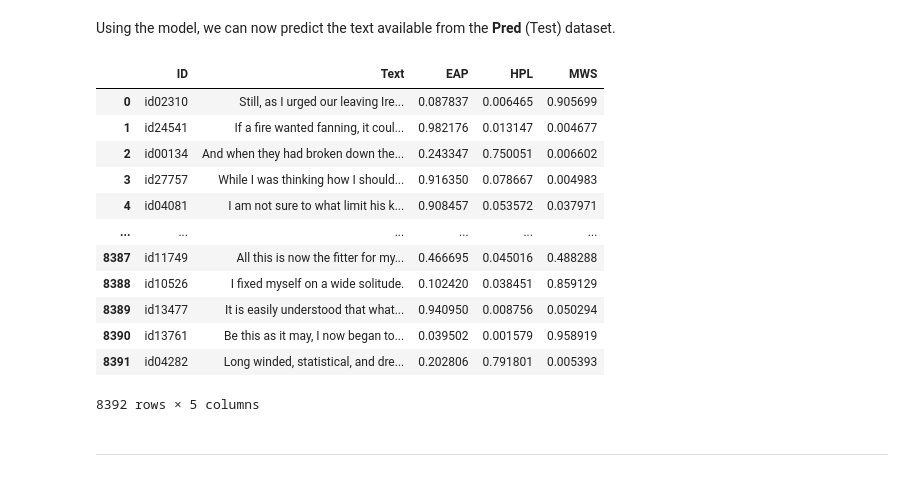
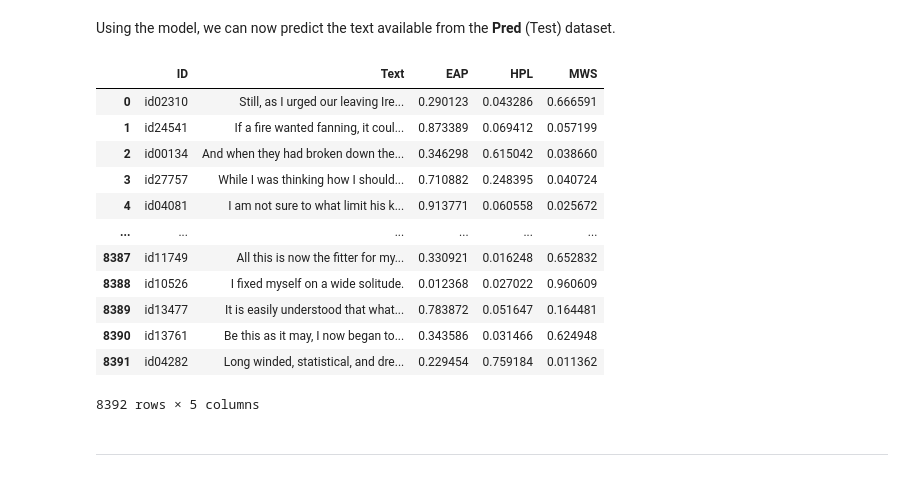
Before and after one commit to HatefDastour/Portfolio, a Jupyter notebook: natural_language_processing/Spooky_Author_Identification_Dataset_NLP_Logistic.ipynb, the cells around one changed output. Saved outputs shown, nothing was run; the diff lists cells and outputs as text; code cells hidden in the pictures.

```diff
--- a/natural_language_processing/Spooky_Author_Identification_Dataset_NLP_Logistic.ipynb
+++ b/natural_language_processing/Spooky_Author_Identification_Dataset_NLP_Logistic.ipynb
@@ -150,10 +150,10 @@ pd.DataFrame(data={'Set':['X_train','X_test','y_train','y_test'],
 
 First, we would use [**sklearn.feature_extraction.text.TfidfVectorizer**](https://scikit-learn.org/stable/modules/generated/sklearn.feature_extraction.text.TfidfVectorizer.html) to convert **Text** data to a matrix of **TF-IDF features**.
 # %%
-vectorizer = TfidfVectorizer(min_df=3,  max_features=None,
+Tfidf_Vec = TfidfVectorizer(min_df=3,  max_features=None,
                              strip_accents='unicode', analyzer='word',token_pattern=r'\w{1,}',
                              ngram_range=(1, 3), use_idf=1,smooth_idf=1,sublinear_tf=1,
                              stop_words = 'english')
-_ = vectorizer.fit(list(X))
-X_train_vec =  vectorizer.transform(X_train)
-X_test_vec = vectorizer.transform(X_test)
+_ = Tfidf_Vec.fit(list(X))
+X_train_vec = Tfidf_Vec.transform(X_train)
+X_test_vec = Tfidf_Vec.transform(X_test)
@@ -440,7 +442,7 @@ Therefore,
 logr = LogisticRegression(C = grid_model.best_params_['C'],
                           tol = grid_model.best_params_['tol'],
                           max_iter = 1e4, n_jobs=-1)
-_ = logr.fit(X_train_cv, y_train)
+_ = logr.fit(X_train_vec, y_train)
 # %% [markdown]
 ### Classification Report
 # %%
@@ -543,24 +545,24 @@ _ = ax[1].yaxis.set_ticklabels(Labels)
 # %% [markdown]
 Using the model, we can now predict the text available from the **Pred** (Test) dataset.
 # %%
-X_pred = vectorizer.transform(Pred.Text.values)
+X_pred = Tfidf_Vec.transform(Pred.Text.values)
 y_pred = logr.predict_proba(X_pred)
 
 Predictions = pd.concat([Pred, pd.DataFrame(y_pred, columns = Labels)], axis =1)
 Predictions
 # %% [output]
 |  | ID | Text | EAP | HPL | MWS |
-| 0 | id02310 | Still, as I urged our leaving Ire... | 0.087837 | 0.006465 | 0.905699 |
-| 1 | id24541 | If a fire wanted fanning, it coul... | 0.982176 | 0.013147 | 0.004677 |
-| 2 | id00134 | And when they had broken down the... | 0.243347 | 0.750051 | 0.006602 |
-| 3 | id27757 | While I was thinking how I should... | 0.916350 | 0.078667 | 0.004983 |
-| 4 | id04081 | I am not sure to what limit his k... | 0.908457 | 0.053572 | 0.037971 |
+| 0 | id02310 | Still, as I urged our leaving Ire... | 0.290123 | 0.043286 | 0.666591 |
+| 1 | id24541 | If a fire wanted fanning, it coul... | 0.873389 | 0.069412 | 0.057199 |
+| 2 | id00134 | And when they had broken down the... | 0.346298 | 0.615042 | 0.038660 |
+| 3 | id27757 | While I was thinking how I should... | 0.710882 | 0.248395 | 0.040724 |
+| 4 | id04081 | I am not sure to what limit his k... | 0.913771 | 0.060558 | 0.025672 |
 | ... | ... | ... | ... | ... | ... |
-| 8387 | id11749 | All this is now the fitter for my... | 0.466695 | 0.045016 | 0.488288 |
-| 8388 | id10526 | I fixed myself on a wide solitude. | 0.102420 | 0.038451 | 0.859129 |
-| 8389 | id13477 | It is easily understood that what... | 0.940950 | 0.008756 | 0.050294 |
-| 8390 | id13761 | Be this as it may, I now began to... | 0.039502 | 0.001579 | 0.958919 |
-| 8391 | id04282 | Long winded, statistical, and dre... | 0.202806 | 0.791801 | 0.005393 |
+| 8387 | id11749 | All this is now the fitter for my... | 0.330921 | 0.016248 | 0.652832 |
+| 8388 | id10526 | I fixed myself on a wide solitude. | 0.012368 | 0.027022 | 0.960609 |
+| 8389 | id13477 | It is easily understood that what... | 0.783872 | 0.051647 | 0.164481 |
+| 8390 | id13761 | Be this as it may, I now began to... | 0.343586 | 0.031466 | 0.624948 |
+| 8391 | id04282 | Long winded, statistical, and dre... | 0.229454 | 0.759184 | 0.011362 |
 8392 rows × 5 columns
 # %% [markdown]
 ***
```
Also changed, not shown: parts of 7 cells of this notebook, 1 other file.
